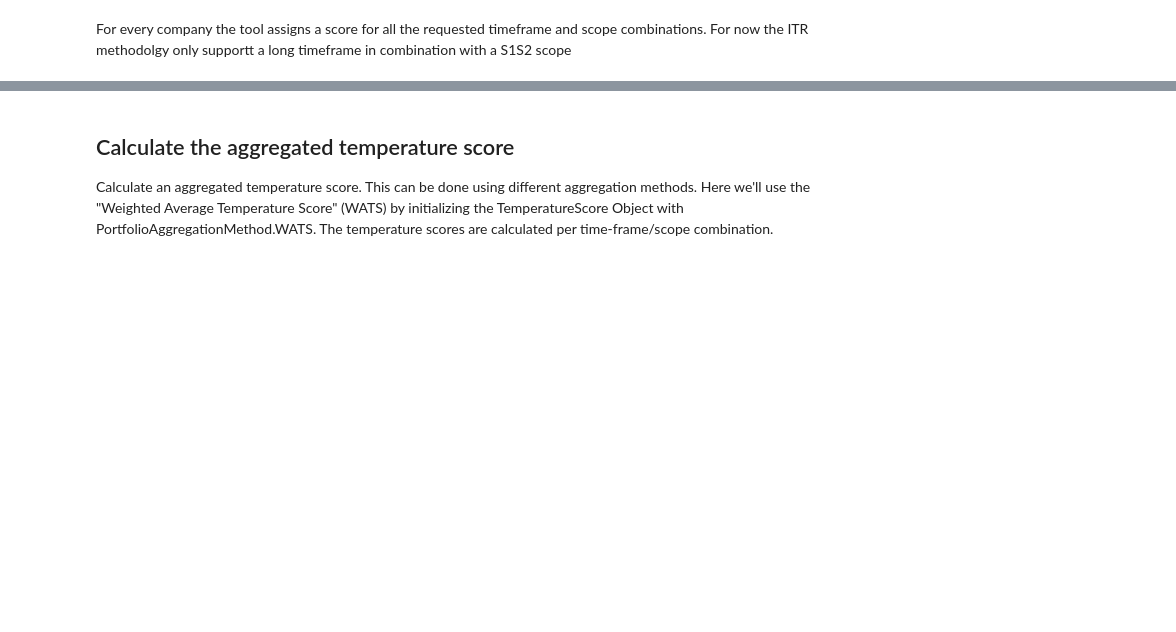
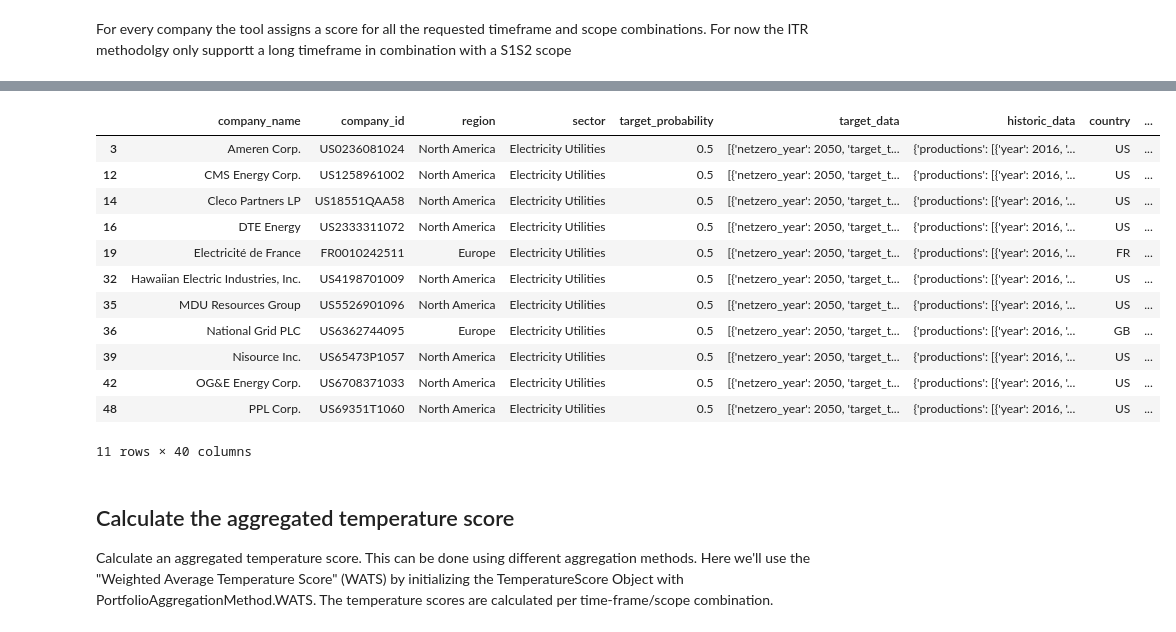
Before and after one commit to os-climate/ITR, a Jupyter notebook: examples/quick_template_score_calc.ipynb, the cells around one changed output, grey strips where cells are left out. Saved outputs shown, nothing was run; the diff lists cells and outputs as text; code cells hidden in the pictures; blank space fills up the shorter version.

```diff
--- a/examples/quick_template_score_calc.ipynb
+++ b/examples/quick_template_score_calc.ipynb
@@ -246,3 +244,20 @@ with warnings.catch_warnings():
+# %%
+data = enhanced_portfolio[(enhanced_portfolio.scope==EScope.S1S2)&(enhanced_portfolio.temperature_score>Q_(3, 'delta_degC'))]
+data
+# %% [output]
+|  | company_name | company_id | region | sector | target_probability | target_data | historic_data | country | ... |
+| 3 | Ameren Corp. | US0236081024 | North America | Electricity Utilities | 0.5 | [{'netzero_year': 2050, 'target_t... | {'productions': [{'year': 2016, '... | US | ... |
+| 12 | CMS Energy Corp. | US1258961002 | North America | Electricity Utilities | 0.5 | [{'netzero_year': 2050, 'target_t... | {'productions': [{'year': 2016, '... | US | ... |
+| 14 | Cleco Partners LP | US18551QAA58 | North America | Electricity Utilities | 0.5 | [{'netzero_year': 2050, 'target_t... | {'productions': [{'year': 2016, '... | US | ... |
+| 16 | DTE Energy | US2333311072 | North America | Electricity Utilities | 0.5 | [{'netzero_year': 2050, 'target_t... | {'productions': [{'year': 2016, '... | US | ... |
+| 19 | Electricité de France | FR0010242511 | Europe | Electricity Utilities | 0.5 | [{'netzero_year': 2050, 'target_t... | {'productions': [{'year': 2016, '... | FR | ... |
+| 32 | Hawaiian Electric Industries, Inc. | US4198701009 | North America | Electricity Utilities | 0.5 | [{'netzero_year': 2050, 'target_t... | {'productions': [{'year': 2016, '... | US | ... |
+| 35 | MDU Resources Group | US5526901096 | North America | Electricity Utilities | 0.5 | [{'netzero_year': 2050, 'target_t... | {'productions': [{'year': 2016, '... | US | ... |
+| 36 | National Grid PLC | US6362744095 | Europe | Electricity Utilities | 0.5 | [{'netzero_year': 2050, 'target_t... | {'productions': [{'year': 2016, '... | GB | ... |
+| 39 | Nisource Inc. | US65473P1057 | North America | Electricity Utilities | 0.5 | [{'netzero_year': 2050, 'target_t... | {'productions': [{'year': 2016, '... | US | ... |
+| 42 | OG&E Energy Corp. | US6708371033 | North America | Electricity Utilities | 0.5 | [{'netzero_year': 2050, 'target_t... | {'productions': [{'year': 2016, '... | US | ... |
+| 48 | PPL Corp. | US69351T1060 | North America | Electricity Utilities | 0.5 | [{'netzero_year': 2050, 'target_t... | {'productions': [{'year': 2016, '... | US | ... |
+11 rows × 40 columns
 # %% [markdown]
 ## Calculate the aggregated temperature score
 Calculate an aggregated temperature score. This can be done using different aggregation methods. Here we'll use the "Weighted Average Temperature Score" (WATS) by initializing the TemperatureScore Object with PortfolioAggregationMethod.WATS. The temperature scores are calculated per time-frame/scope combination.
```
Also changed, not shown: parts of 11 cells of this notebook, 14 other files.
